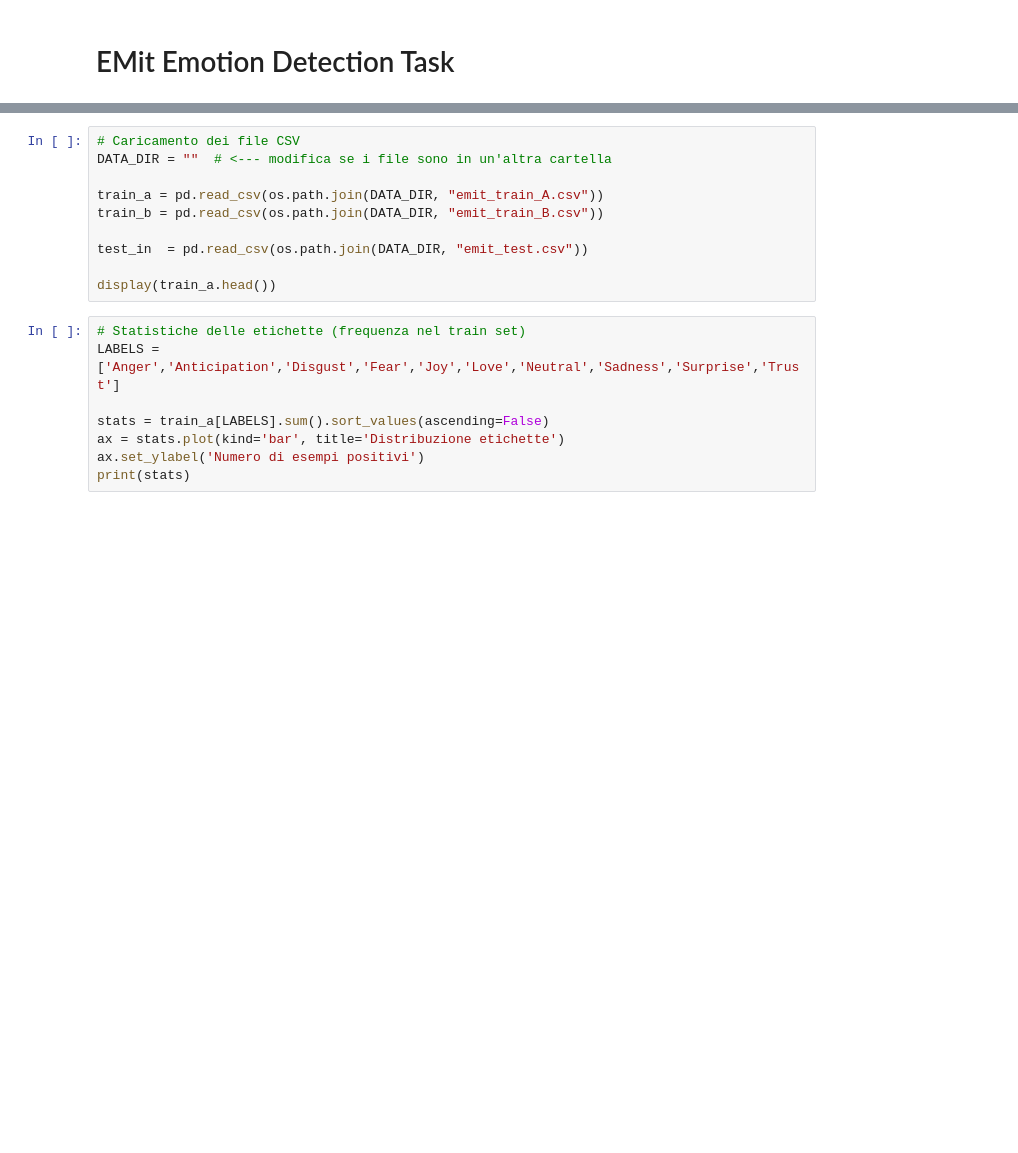
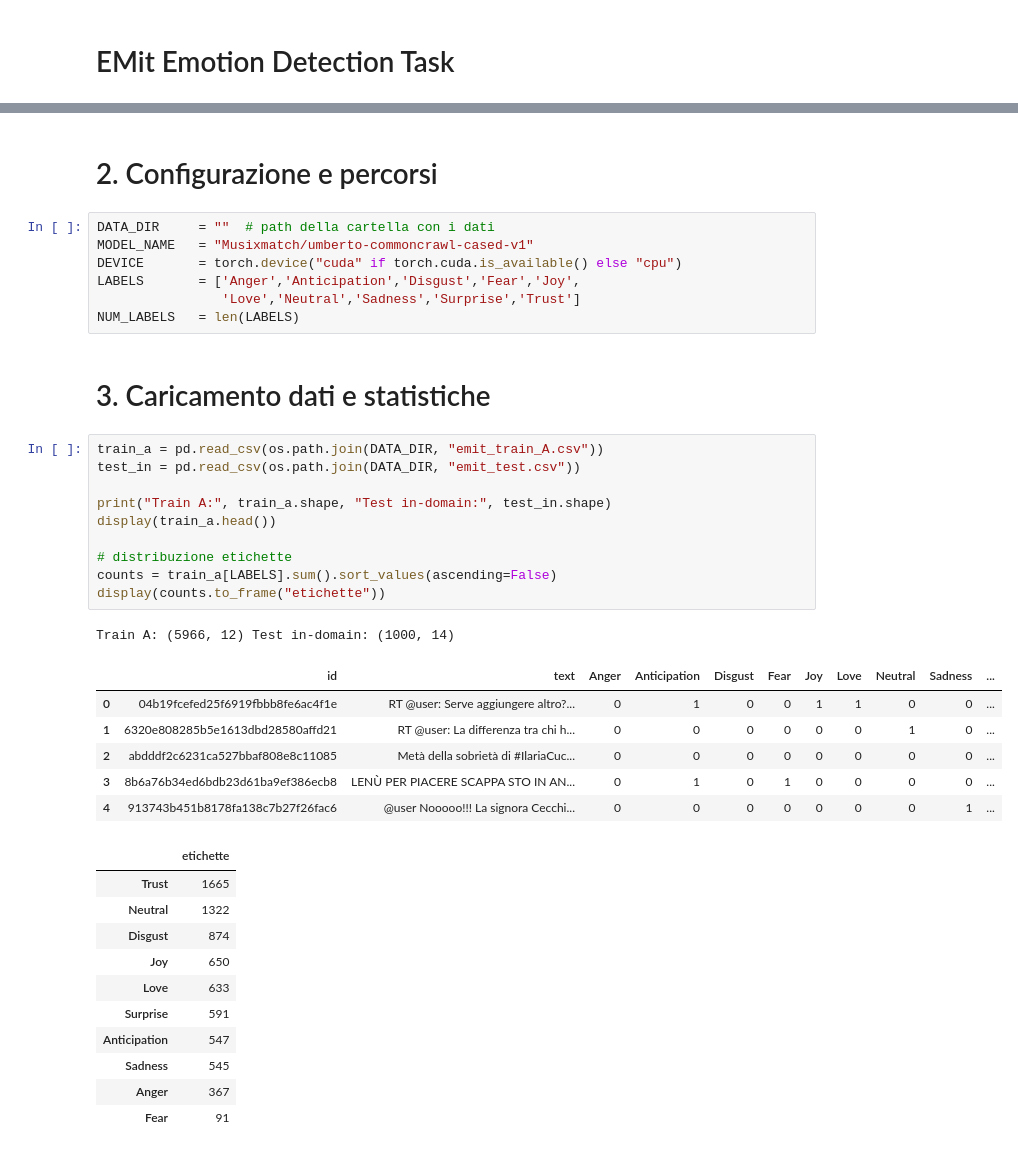
Before and after one commit to Sergio-ddf/internship-istat-ensai, a Jupyter notebook: emit_setup.ipynb, the cells around one changed output, grey strips where cells are left out. Drawn from its saved outputs; the diff is of its cells as text; blank space fills up the shorter version.

```diff
--- a/emit_setup.ipynb
+++ b/emit_setup.ipynb
@@ -34,18 +62,40 @@ print(f"Datasets   : {datasets.__version__}")
-# %%
-# Caricamento dei file CSV
-DATA_DIR = ""  # <--- modifica se i file sono in un'altra cartella
-
-train_a = pd.read_csv(os.path.join(DATA_DIR, "emit_train_A.csv"))
-train_b = pd.read_csv(os.path.join(DATA_DIR, "emit_train_B.csv"))
-
-test_in  = pd.read_csv(os.path.join(DATA_DIR, "emit_test.csv"))
-
-display(train_a.head())
-# %%
-# Statistiche delle etichette (frequenza nel train set)
-LABELS = ['Anger','Anticipation','Disgust','Fear','Joy','Love','Neutral','Sadness','Surprise','Trust']
-
-stats = train_a[LABELS].sum().sort_values(ascending=False)
-ax = stats.plot(kind='bar', title='Distribuzione etichette')
-ax.set_ylabel('Numero di esempi positivi')
-print(stats)
+# %% [markdown]
+# 2. Configurazione e percorsi
+# %%
+DATA_DIR     = ""  # path della cartella con i dati
+MODEL_NAME   = "Musixmatch/umberto-commoncrawl-cased-v1"
+DEVICE       = torch.device("cuda" if torch.cuda.is_available() else "cpu")
+LABELS       = ['Anger','Anticipation','Disgust','Fear','Joy',
+                'Love','Neutral','Sadness','Surprise','Trust']
+NUM_LABELS   = len(LABELS)
+# %% [markdown]
+# 3. Caricamento dati e statistiche
+# %%
+train_a = pd.read_csv(os.path.join(DATA_DIR, "emit_train_A.csv"))
+test_in = pd.read_csv(os.path.join(DATA_DIR, "emit_test.csv"))
+
+print("Train A:", train_a.shape, "Test in-domain:", test_in.shape)
+display(train_a.head())
+
+# distribuzione etichette
+counts = train_a[LABELS].sum().sort_values(ascending=False)
+display(counts.to_frame("etichette"))
+# %% [output]
+Train A: (5966, 12) Test in-domain: (1000, 14)
+|  | id | text | Anger | Anticipation | Disgust | Fear | Joy | Love | Neutral | Sadness | ... |
+| 0 | 04b19fcefed25f6919fbbb8fe6ac4f1e | RT @user: Serve aggiungere altro?... | 0 | 1 | 0 | 0 | 1 | 1 | 0 | 0 | ... |
+| 1 | 6320e808285b5e1613dbd28580affd21 | RT @user: La differenza tra chi h... | 0 | 0 | 0 | 0 | 0 | 0 | 1 | 0 | ... |
+| 2 | abdddf2c6231ca527bbaf808e8c11085 | Metà della sobrietà di #IlariaCuc... | 0 | 0 | 0 | 0 | 0 | 0 | 0 | 0 | ... |
+| 3 | 8b6a76b34ed6bdb23d61ba9ef386ecb8 | LENÙ PER PIACERE SCAPPA STO IN AN... | 0 | 1 | 0 | 1 | 0 | 0 | 0 | 0 | ... |
+| 4 | 913743b451b8178fa138c7b27f26fac6 | @user Nooooo!!! La signora Cecchi... | 0 | 0 | 0 | 0 | 0 | 0 | 0 | 1 | ... |
+|  | etichette |
+| Trust | 1665 |
+| Neutral | 1322 |
+| Disgust | 874 |
+| Joy | 650 |
+| Love | 633 |
+| Surprise | 591 |
+| Anticipation | 547 |
+| Sadness | 545 |
+| Anger | 367 |
+| Fear | 91 |
```
Also changed, not shown: parts of 19 cells of this notebook.
